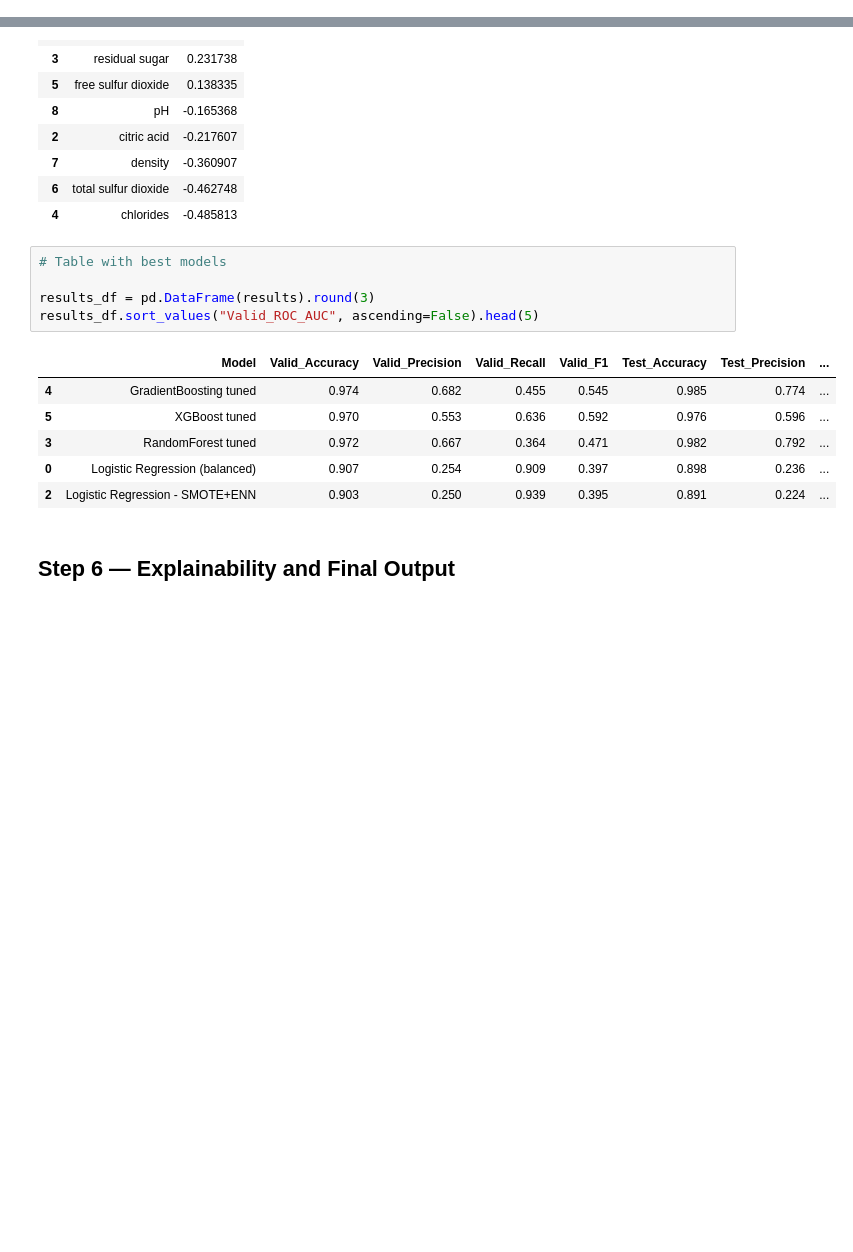
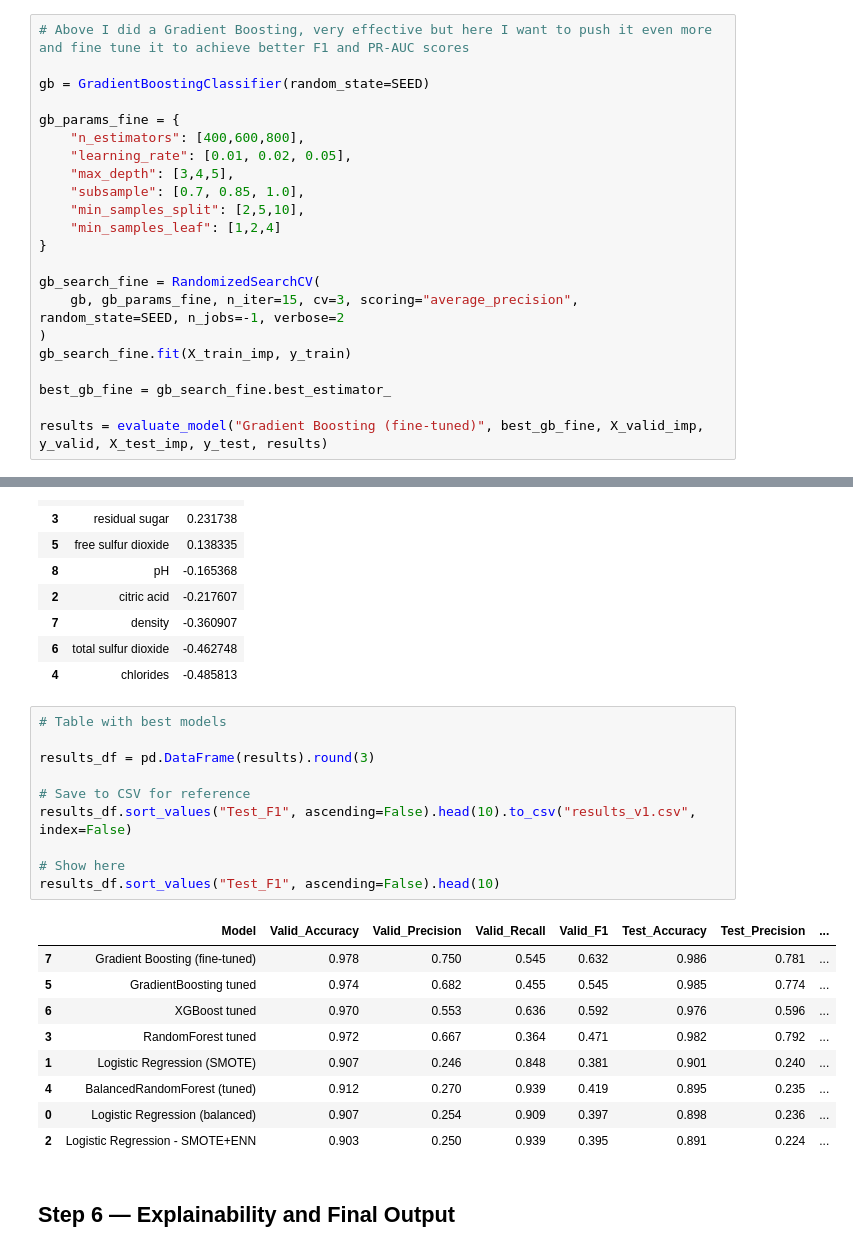
Before and after one commit to andymeneguzzo/Wine-Sommelier-ML, a Jupyter notebook: notebook/experiments.ipynb, the cells around one changed output, grey strips where cells are left out. Cells and saved outputs as stored; diff of their text form; blank space fills up the shorter version.

Commit message:
found out the gradient boosting model is outperforming all the others, fine tuned it to achieve even higher f1 and pr-auc

```diff
--- a/notebook/experiments.ipynb
+++ b/notebook/experiments.ipynb
@@ -731,3 +815,25 @@ Fitting 3 folds for each of 12 candidates, totalling 36 fits
 [figure]
 [figure]
 [figure]
+# %%
+# Above I did a Gradient Boosting, very effective but here I want to push it even more and fine tune it to achieve better F1 and PR-AUC scores
+
+gb = GradientBoostingClassifier(random_state=SEED)
+
+gb_params_fine = {
+    "n_estimators": [400,600,800],
+    "learning_rate": [0.01, 0.02, 0.05],
+    "max_depth": [3,4,5],
+    "subsample": [0.7, 0.85, 1.0],
+    "min_samples_split": [2,5,10],
+    "min_samples_leaf": [1,2,4]
+}
+
+gb_search_fine = RandomizedSearchCV(
+    gb, gb_params_fine, n_iter=15, cv=3, scoring="average_precision", random_state=SEED, n_jobs=-1, verbose=2
+)
+gb_search_fine.fit(X_train_imp, y_train)
+
+best_gb_fine = gb_search_fine.best_estimator_
+
+results = evaluate_model("Gradient Boosting (fine-tuned)", best_gb_fine, X_valid_imp, y_valid, X_test_imp, y_test, results)
@@ -820,13 +947,21 @@ coef_df.head(10)
 # %%
 # Table with best models
 
 results_df = pd.DataFrame(results).round(3)
-results_df.sort_values("Valid_ROC_AUC", ascending=False).head(5)
+
+# Save to CSV for reference
+results_df.sort_values("Test_F1", ascending=False).head(10).to_csv("results_v1.csv", index=False)
+
+# Show here
+results_df.sort_values("Test_F1", ascending=False).head(10)
 # %% [output]
 |  | Model | Valid_Accuracy | Valid_Precision | Valid_Recall | Valid_F1 | Test_Accuracy | Test_Precision | ... |
-| 4 | GradientBoosting tuned | 0.974 | 0.682 | 0.455 | 0.545 | 0.985 | 0.774 | ... |
-| 5 | XGBoost tuned | 0.970 | 0.553 | 0.636 | 0.592 | 0.976 | 0.596 | ... |
+| 7 | Gradient Boosting (fine-tuned) | 0.978 | 0.750 | 0.545 | 0.632 | 0.986 | 0.781 | ... |
+| 5 | GradientBoosting tuned | 0.974 | 0.682 | 0.455 | 0.545 | 0.985 | 0.774 | ... |
+| 6 | XGBoost tuned | 0.970 | 0.553 | 0.636 | 0.592 | 0.976 | 0.596 | ... |
 | 3 | RandomForest tuned | 0.972 | 0.667 | 0.364 | 0.471 | 0.982 | 0.792 | ... |
+| 1 | Logistic Regression (SMOTE) | 0.907 | 0.246 | 0.848 | 0.381 | 0.901 | 0.240 | ... |
+| 4 | BalancedRandomForest (tuned) | 0.912 | 0.270 | 0.939 | 0.419 | 0.895 | 0.235 | ... |
 | 0 | Logistic Regression (balanced) | 0.907 | 0.254 | 0.909 | 0.397 | 0.898 | 0.236 | ... |
 | 2 | Logistic Regression - SMOTE+ENN | 0.903 | 0.250 | 0.939 | 0.395 | 0.891 | 0.224 | ... |
 # %% [markdown]
```
Also changed, not shown: parts of 5 cells of this notebook, 1 other file.
